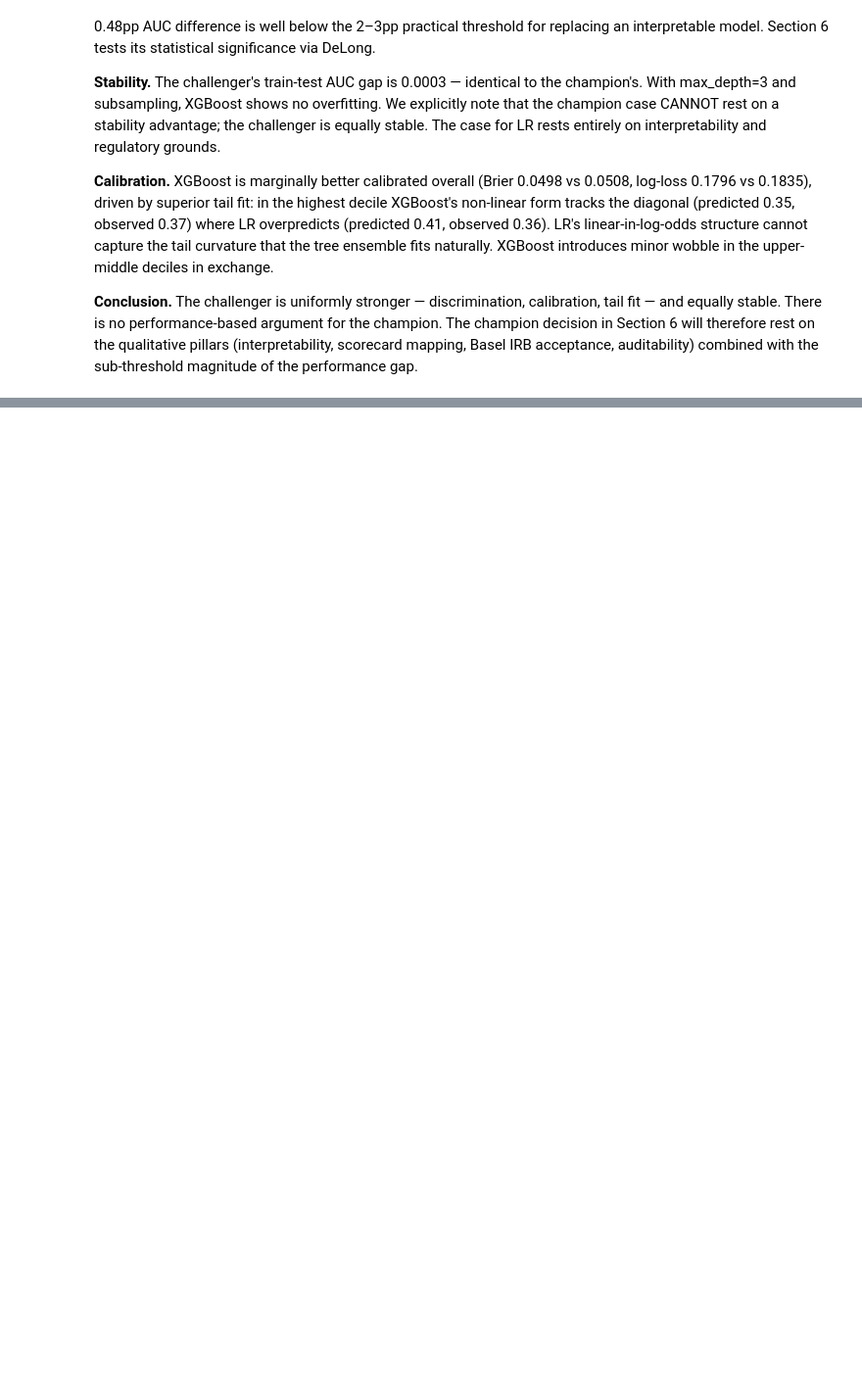
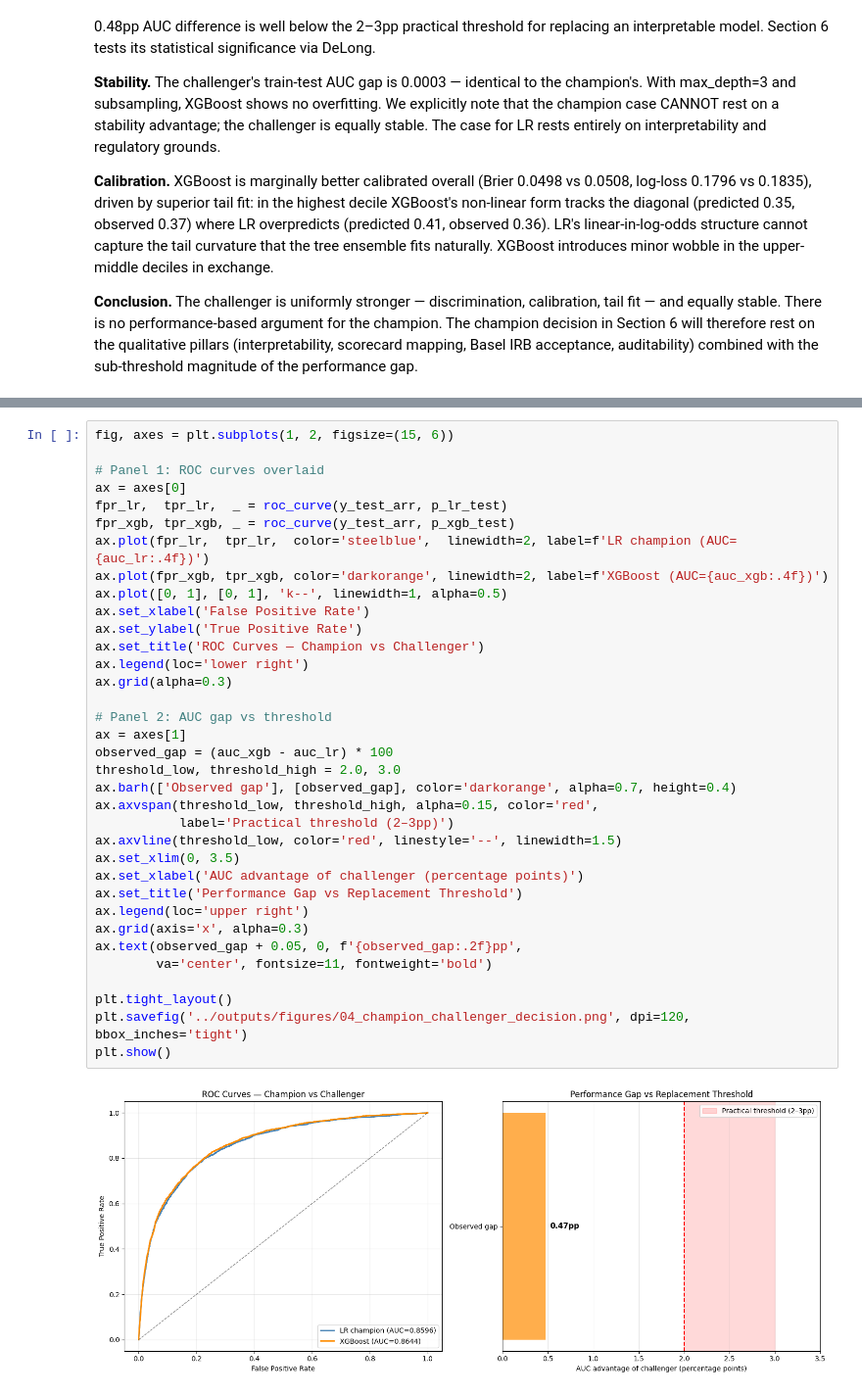
Before and after one commit to eavila-economist/Simple-credit-risk-model, a Jupyter notebook: notebooks/04_Model_Evaluation.ipynb, the cells around one changed output, grey strips where cells are left out. Shown at 98% size. Drawn from its saved outputs; the diff is of its cells as text; blank space fills up the shorter version.

```diff
--- a/notebooks/04_Model_Evaluation.ipynb
+++ b/notebooks/04_Model_Evaluation.ipynb
@@ -862,0 +1026,37 @@ the sub-threshold magnitude of the performance gap.
+# %%
+fig, axes = plt.subplots(1, 2, figsize=(15, 6))
+
+# Panel 1: ROC curves overlaid
+ax = axes[0]
+fpr_lr,  tpr_lr,  _ = roc_curve(y_test_arr, p_lr_test)
+fpr_xgb, tpr_xgb, _ = roc_curve(y_test_arr, p_xgb_test)
+ax.plot(fpr_lr,  tpr_lr,  color='steelblue',  linewidth=2, label=f'LR champion (AUC={auc_lr:.4f})')
+ax.plot(fpr_xgb, tpr_xgb, color='darkorange', linewidth=2, label=f'XGBoost (AUC={auc_xgb:.4f})')
+ax.plot([0, 1], [0, 1], 'k--', linewidth=1, alpha=0.5)
+ax.set_xlabel('False Positive Rate')
+ax.set_ylabel('True Positive Rate')
+ax.set_title('ROC Curves — Champion vs Challenger')
+ax.legend(loc='lower right')
+ax.grid(alpha=0.3)
+
+# Panel 2: AUC gap vs threshold
+ax = axes[1]
+observed_gap = (auc_xgb - auc_lr) * 100
+threshold_low, threshold_high = 2.0, 3.0
+ax.barh(['Observed gap'], [observed_gap], color='darkorange', alpha=0.7, height=0.4)
+ax.axvspan(threshold_low, threshold_high, alpha=0.15, color='red',
+           label='Practical threshold (2–3pp)')
+ax.axvline(threshold_low, color='red', linestyle='--', linewidth=1.5)
+ax.set_xlim(0, 3.5)
+ax.set_xlabel('AUC advantage of challenger (percentage points)')
+ax.set_title('Performance Gap vs Replacement Threshold')
+ax.legend(loc='upper right')
+ax.grid(axis='x', alpha=0.3)
+ax.text(observed_gap + 0.05, 0, f'{observed_gap:.2f}pp',
+        va='center', fontsize=11, fontweight='bold')
+
+plt.tight_layout()
+plt.savefig('../outputs/figures/04_champion_challenger_decision.png', dpi=120, bbox_inches='tight')
+plt.show()
+# %% [output]
+[figure, added]
```
Also changed, not shown: parts of 11 cells of this notebook, 3 other files.
